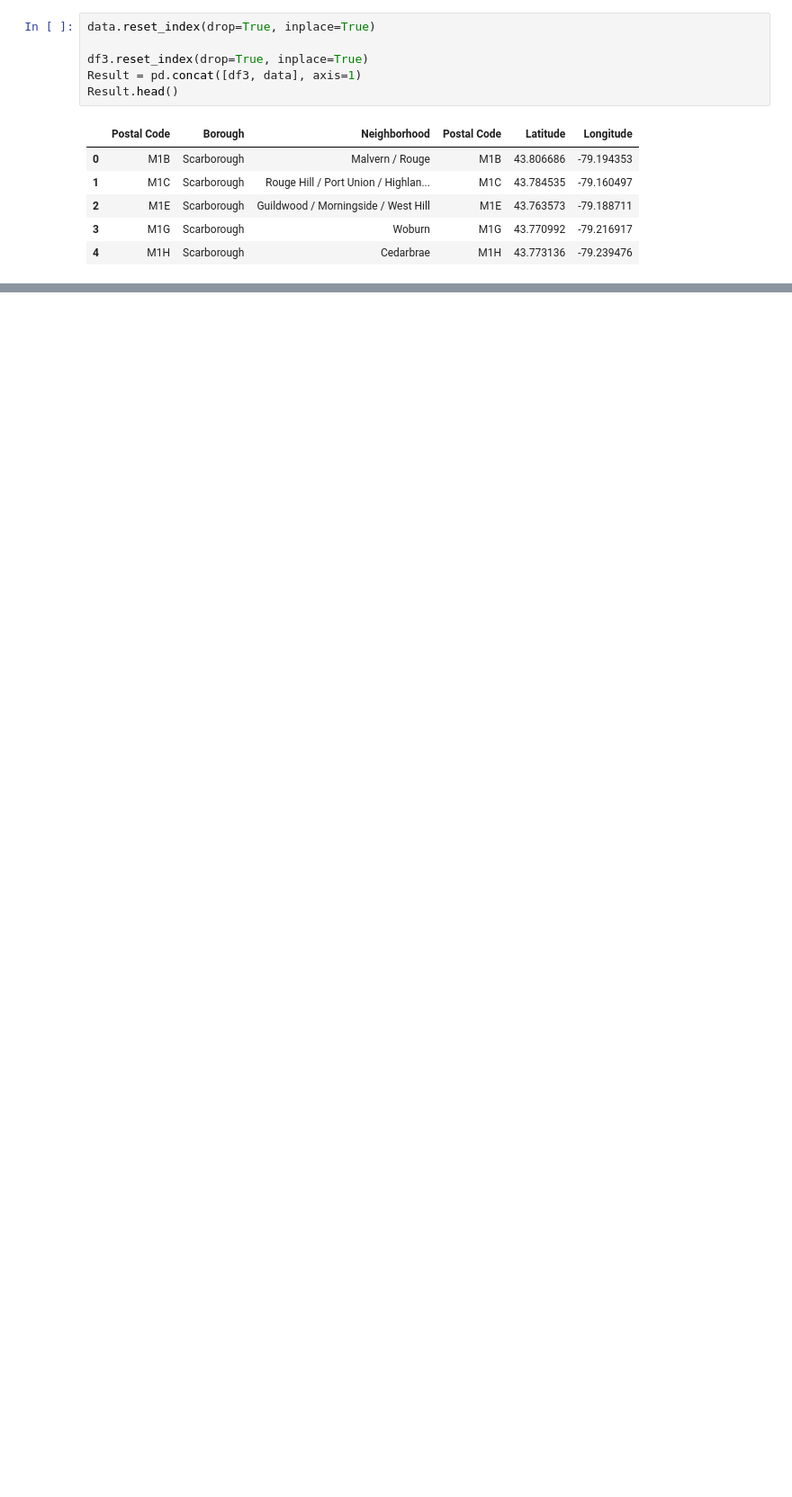
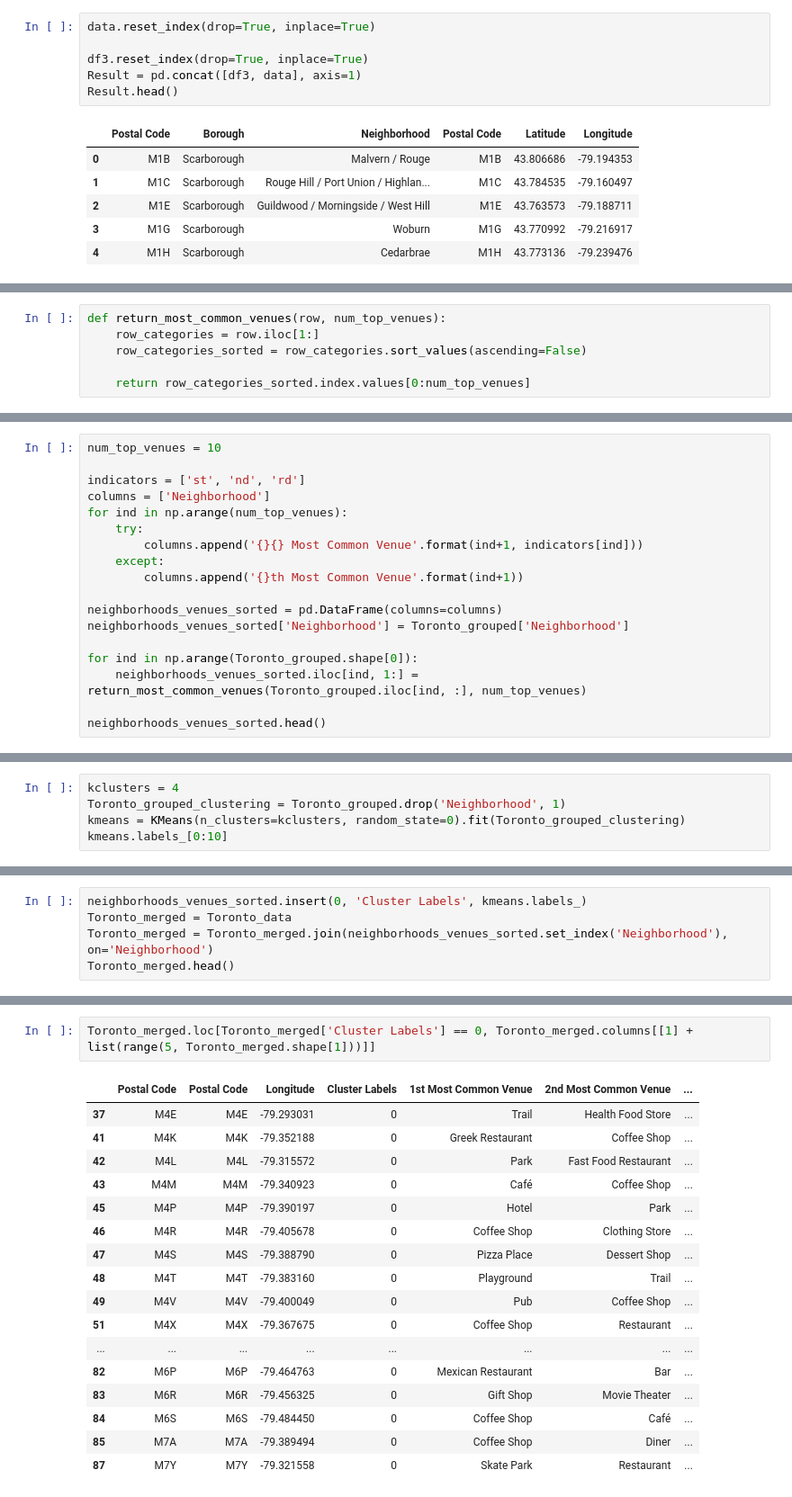
Before and after one commit to rosedavis90/Coursera_Capstone, a Jupyter notebook: cluster the neighborhoods in Toronto.ipynb, the cells around one changed output, grey strips where cells are left out. Shown at 90% size. Cells and saved outputs as stored; diff of their text form; blank space fills up the shorter version.

```diff
--- a/cluster the neighborhoods in Toronto.ipynb
+++ b/cluster the neighborhoods in Toronto.ipynb
@@ -193,0 +320,6 @@ Name: Borough, dtype: bool
+# %%
+def return_most_common_venues(row, num_top_venues):
+    row_categories = row.iloc[1:]
+    row_categories_sorted = row_categories.sort_values(ascending=False)
+
+    return row_categories_sorted.index.values[0:num_top_venues]
@@ -193,0 +328,18 @@ Name: Borough, dtype: bool
+# %%
+num_top_venues = 10
+
+indicators = ['st', 'nd', 'rd']
+columns = ['Neighborhood']
+for ind in np.arange(num_top_venues):
+    try:
+        columns.append('{}{} Most Common Venue'.format(ind+1, indicators[ind]))
+    except:
+        columns.append('{}th Most Common Venue'.format(ind+1))
+
+neighborhoods_venues_sorted = pd.DataFrame(columns=columns)
+neighborhoods_venues_sorted['Neighborhood'] = Toronto_grouped['Neighborhood']
+
+for ind in np.arange(Toronto_grouped.shape[0]):
+    neighborhoods_venues_sorted.iloc[ind, 1:] = return_most_common_venues(Toronto_grouped.iloc[ind, :], num_top_venues)
+
+neighborhoods_venues_sorted.head()
@@ -193,0 +369,5 @@ Name: Borough, dtype: bool
+# %%
+kclusters = 4
+Toronto_grouped_clustering = Toronto_grouped.drop('Neighborhood', 1)
+kmeans = KMeans(n_clusters=kclusters, random_state=0).fit(Toronto_grouped_clustering)
+kmeans.labels_[0:10]
@@ -193,0 +378,5 @@ Name: Borough, dtype: bool
+# %%
+neighborhoods_venues_sorted.insert(0, 'Cluster Labels', kmeans.labels_)
+Toronto_merged = Toronto_data
+Toronto_merged = Toronto_merged.join(neighborhoods_venues_sorted.set_index('Neighborhood'), on='Neighborhood')
+Toronto_merged.head()
@@ -193,0 +419,20 @@ Name: Borough, dtype: bool
+# %%
+Toronto_merged.loc[Toronto_merged['Cluster Labels'] == 0, Toronto_merged.columns[[1] + list(range(5, Toronto_merged.shape[1]))]]
+# %% [output]
+|  | Postal Code | Postal Code | Longitude | Cluster Labels | 1st Most Common Venue | 2nd Most Common Venue | ... |
+| 37 | M4E | M4E | -79.293031 | 0 | Trail | Health Food Store | ... |
+| 41 | M4K | M4K | -79.352188 | 0 | Greek Restaurant | Coffee Shop | ... |
+| 42 | M4L | M4L | -79.315572 | 0 | Park | Fast Food Restaurant | ... |
+| 43 | M4M | M4M | -79.340923 | 0 | Café | Coffee Shop | ... |
+| 45 | M4P | M4P | -79.390197 | 0 | Hotel | Park | ... |
+| 46 | M4R | M4R | -79.405678 | 0 | Coffee Shop | Clothing Store | ... |
+| 47 | M4S | M4S | -79.388790 | 0 | Pizza Place | Dessert Shop | ... |
+| 48 | M4T | M4T | -79.383160 | 0 | Playground | Trail | ... |
+| 49 | M4V | M4V | -79.400049 | 0 | Pub | Coffee Shop | ... |
+| 51 | M4X | M4X | -79.367675 | 0 | Coffee Shop | Restaurant | ... |
+| ... | ... | ... | ... | ... | ... | ... | ... |
+| 82 | M6P | M6P | -79.464763 | 0 | Mexican Restaurant | Bar | ... |
+| 83 | M6R | M6R | -79.456325 | 0 | Gift Shop | Movie Theater | ... |
+| 84 | M6S | M6S | -79.484450 | 0 | Coffee Shop | Café | ... |
+| 85 | M7A | M7A | -79.389494 | 0 | Coffee Shop | Diner | ... |
+| 87 | M7Y | M7Y | -79.321558 | 0 | Skate Park | Restaurant | ... |
```
Also changed, not shown: parts of 51 cells of this notebook.
